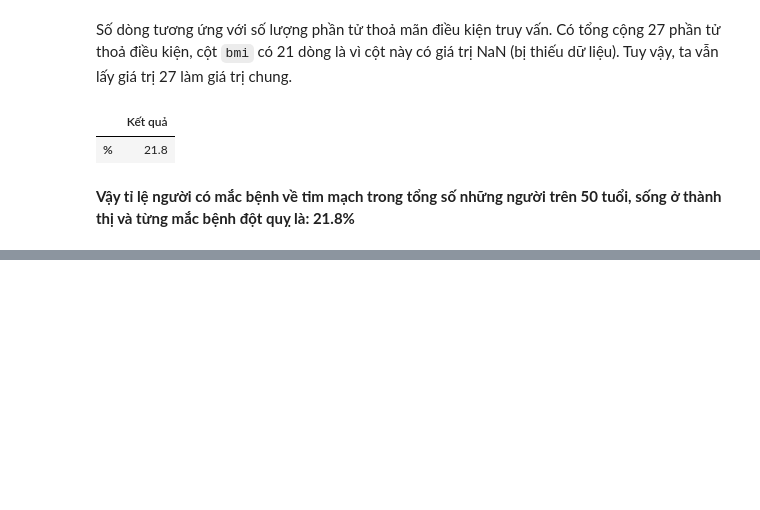
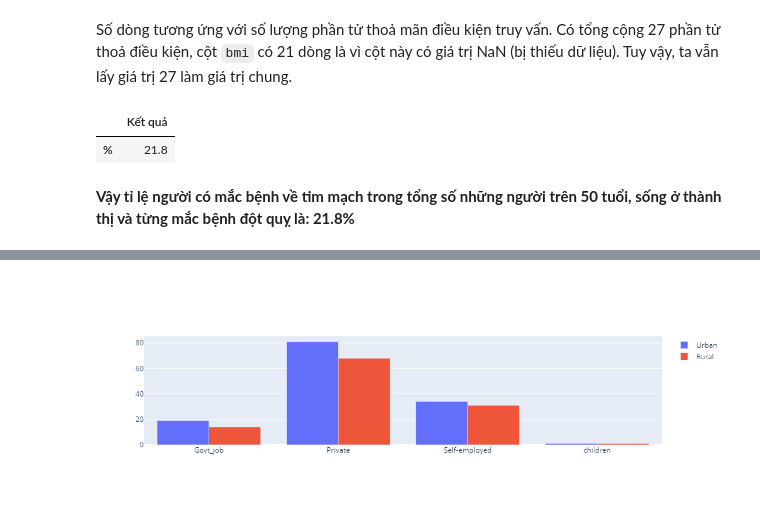
Before and after one commit to luthevy/LTKHDL_Final, a Jupyter notebook: vỹ.ipynb, the cells around one changed output, grey strips where cells are left out. Drawn from its saved outputs; the diff is of its cells as text; code cells hidden in the pictures; blank space fills up the shorter version.

```diff
--- a/vỹ.ipynb
+++ b/vỹ.ipynb
@@ -350,0 +356,3 @@ display(pd.DataFrame(data = [np.round(percent_heart_disease,1)],
+# %%
+stroke_true = hcs_df.loc[(hcs_df['stroke'] == 1)]
+stroke_true
@@ -350,0 +373,23 @@ display(pd.DataFrame(data = [np.round(percent_heart_disease,1)],
+# %%
+count_series = stroke_true.groupby(['work_type', 'Residence_type']).size()
+new_df = count_series.to_frame(name = 'Total').reset_index()
+new_Rural = new_df[new_df['Residence_type'] == 'Rural']
+new_Urban = new_df[new_df['Residence_type'] == 'Urban']
+
+
+plot = px.Figure(data=[px.Bar(
+    name = 'Urban',
+    x = new_Urban['work_type'].values,
+    y = new_Urban['Total'].values
+
+   ),
+                       px.Bar(
+    name = 'Rural',
+    x = new_Rural['work_type'].values,
+    y = new_Rural['Total'].values
+
+   )
+])
+
+plot.show()
+# %% [output]
@@ -350,0 +397 @@ display(pd.DataFrame(data = [np.round(percent_heart_disease,1)],
+[figure, added]
```
Also changed, not shown: parts of 5 cells of this notebook.
